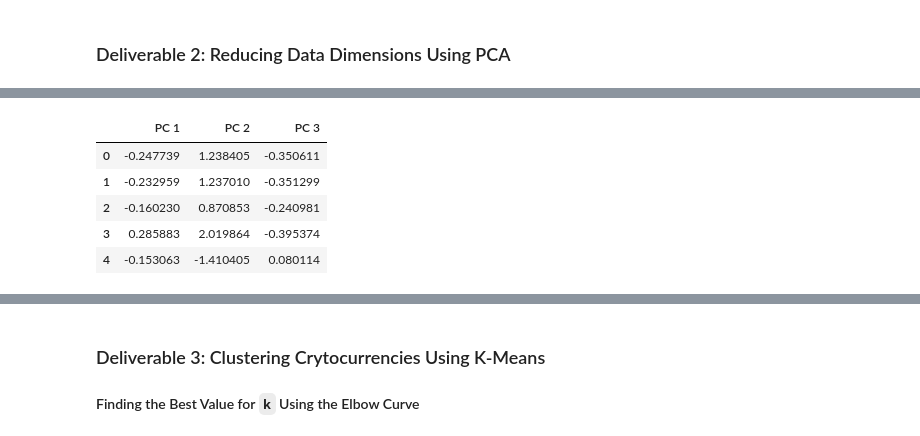
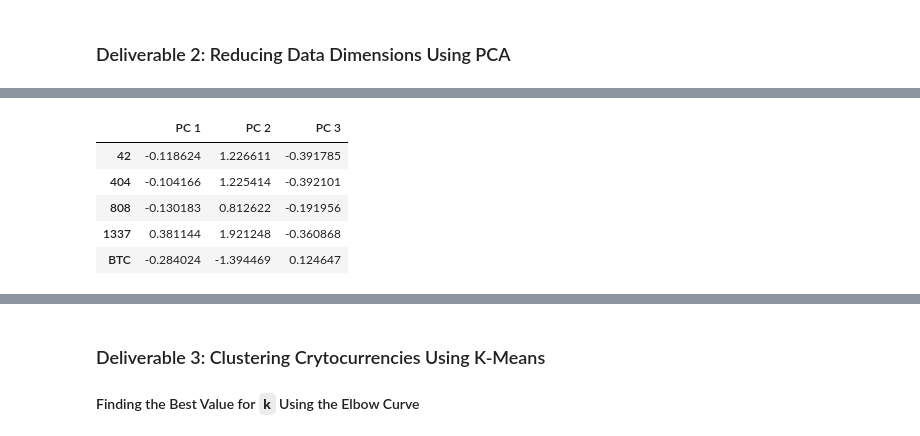
Before and after one commit to sunilam70/CryptoCurrencies, a Jupyter notebook: crypto_clustering.ipynb, the cells around one changed output, grey strips where cells are left out. Cells and saved outputs as stored; diff of their text form; code cells hidden in the pictures.

```diff
--- a/crypto_clustering.ipynb
+++ b/crypto_clustering.ipynb
@@ -135,8 +135,8 @@ crypto_df
 744 rows × 4 columns
 # %%
 # Use get_dummies() to create variables for text features.
-crypto_df = pd.get_dummies(data = crypto_df, columns=["Algorithm","ProofType"])
-crypto_df.head()
+dum_crypto_df = pd.get_dummies(data = crypto_df, columns=["Algorithm","ProofType"])
+dum_crypto_df.head()
 # %% [output]
 |  | TotalCoinsMined | TotalCoinSupply | Algorithm_1GB AES Pattern Search | Algorithm_536 | Algorithm_Argon2 | ... |
 | 42 | 4.199995e+01 | 42 | 0 | 0 | 0 | ... |
@@ -147,8 +147,8 @@ crypto_df.head()
 5 rows × 113 columns
 # %%
 # Standardize the data with StandardScaler().
-crypto_scaled = StandardScaler().fit_transform(crypto_df)
-print(crypto_scaled)
+dum_crypto_scaled = StandardScaler().fit_transform(dum_crypto_df)
+print(dum_crypto_scaled)
 # %% [output]
 [[-0.10047714 -0.03668886 -0.03668644 ... -0.03668644 -0.03668644
   -0.03668644]
@@ -170,4 +170,5 @@ print(crypto_scaled)
 pca = PCA(n_components=3)
 # %%
 # Create a DataFrame with the three principal components.
-crypto_pca = pca.fit_transform(crypto_scaled)
+crypto_pca = pca.fit_transform(dum_crypto_scaled)
+crypto_pca
@@ -174,10 +183,10 @@ crypto_pca = pca.fit_transform(crypto_scaled)
 # %%
-pcs_df = pd.DataFrame(data=crypto_pca, columns=["PC 1", "PC 2", "PC 3"])
+pcs_df = pd.DataFrame(data=crypto_pca, columns=["PC 1", "PC 2", "PC 3"],index=crypto_df.index )
 pcs_df.head()
 # %% [output]
 |  | PC 1 | PC 2 | PC 3 |
-| 0 | -0.247739 | 1.238405 | -0.350611 |
-| 1 | -0.232959 | 1.237010 | -0.351299 |
-| 2 | -0.160230 | 0.870853 | -0.240981 |
-| 3 | 0.285883 | 2.019864 | -0.395374 |
-| 4 | -0.153063 | -1.410405 | 0.080114 |
+| 42 | -0.118624 | 1.226611 | -0.391785 |
+| 404 | -0.104166 | 1.225414 | -0.392101 |
+| 808 | -0.130183 | 0.812622 | -0.191956 |
+| 1337 | 0.381144 | 1.921248 | -0.360868 |
+| BTC | -0.284024 | -1.394469 | 0.124647 |
```
Also changed, not shown: parts of 5 cells of this notebook.
